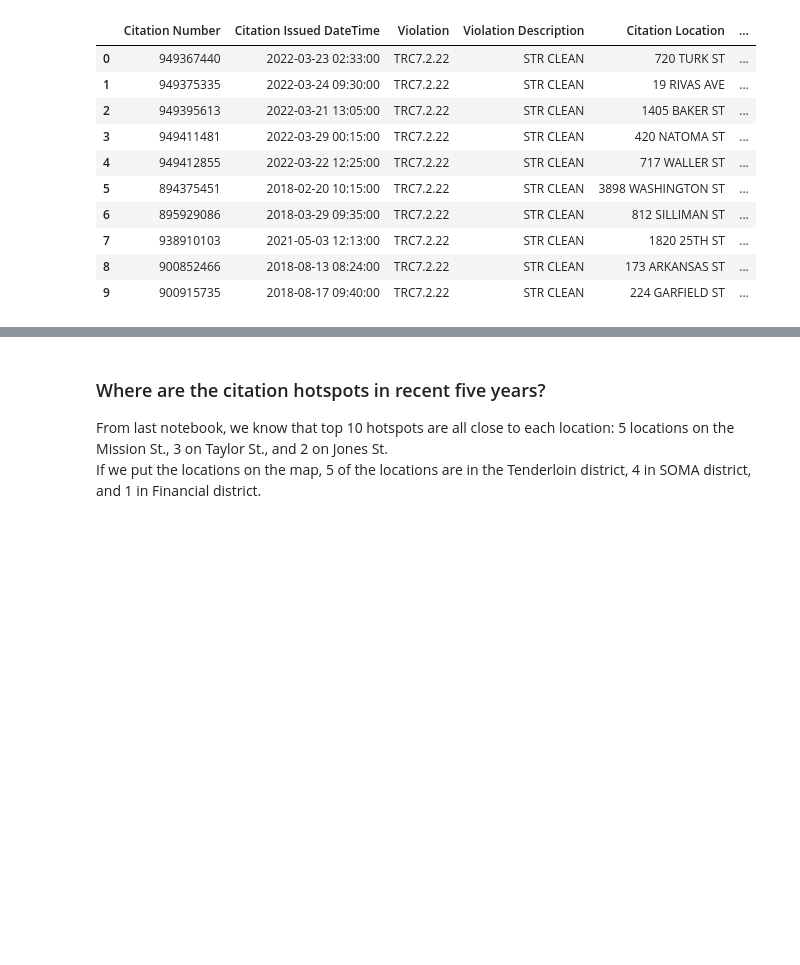
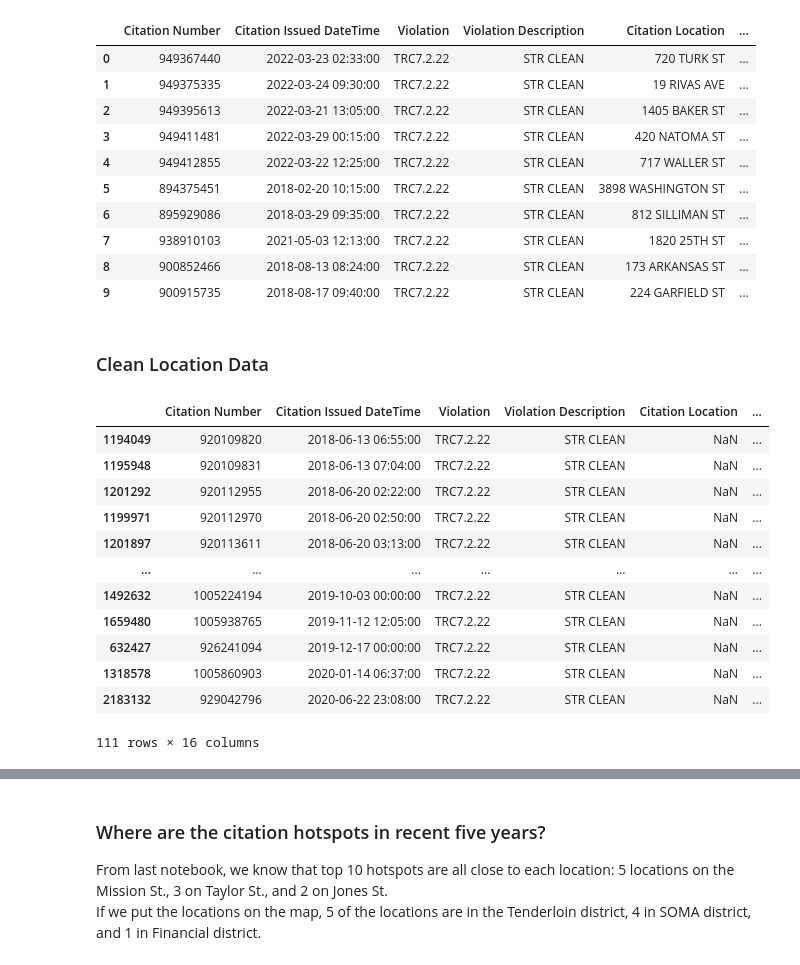
Before and after one commit to jiyuntsai/sf-parking-citation, a Jupyter notebook: 03_st-cleaning-map.ipynb, the cells around one changed output, grey strips where cells are left out. Saved outputs shown, nothing was run; the diff lists cells and outputs as text; code cells hidden in the pictures; blank space fills up the shorter version.

Commit message:
noted clean location data

```diff
--- a/03_st-cleaning-map.ipynb
+++ b/03_st-cleaning-map.ipynb
@@ -50,3 +50,25 @@ st_cleaning_map.head(10)
 | 7 | 938910103 | 2021-05-03 12:13:00 | TRC7.2.22 | STR CLEAN | 1820 25TH ST | ... |
 | 8 | 900852466 | 2018-08-13 08:24:00 | TRC7.2.22 | STR CLEAN | 173 ARKANSAS ST | ... |
 | 9 | 900915735 | 2018-08-17 09:40:00 | TRC7.2.22 | STR CLEAN | 224 GARFIELD ST | ... |
+# %% [markdown]
+### Clean Location Data
+# %%
+# There are locations with NaN but have geometry location data.
+st_cleaning_map[
+    (st_cleaning_map['geom'].notnull()) &
+    (st_cleaning_map['Citation Location'].isna())
+].sort_values(['Citation Issued DateTime'])
+# %% [output]
+|  | Citation Number | Citation Issued DateTime | Violation | Violation Description | Citation Location | ... |
+| 1194049 | 920109820 | 2018-06-13 06:55:00 | TRC7.2.22 | STR CLEAN | NaN | ... |
+| 1195948 | 920109831 | 2018-06-13 07:04:00 | TRC7.2.22 | STR CLEAN | NaN | ... |
+| 1201292 | 920112955 | 2018-06-20 02:22:00 | TRC7.2.22 | STR CLEAN | NaN | ... |
+| 1199971 | 920112970 | 2018-06-20 02:50:00 | TRC7.2.22 | STR CLEAN | NaN | ... |
+| 1201897 | 920113611 | 2018-06-20 03:13:00 | TRC7.2.22 | STR CLEAN | NaN | ... |
+| ... | ... | ... | ... | ... | ... | ... |
+| 1492632 | 1005224194 | 2019-10-03 00:00:00 | TRC7.2.22 | STR CLEAN | NaN | ... |
+| 1659480 | 1005938765 | 2019-11-12 12:05:00 | TRC7.2.22 | STR CLEAN | NaN | ... |
+| 632427 | 926241094 | 2019-12-17 00:00:00 | TRC7.2.22 | STR CLEAN | NaN | ... |
+| 1318578 | 1005860903 | 2020-01-14 06:37:00 | TRC7.2.22 | STR CLEAN | NaN | ... |
+| 2183132 | 929042796 | 2020-06-22 23:08:00 | TRC7.2.22 | STR CLEAN | NaN | ... |
+111 rows × 16 columns
```
Also changed, not shown: parts of 4 cells of this notebook.
